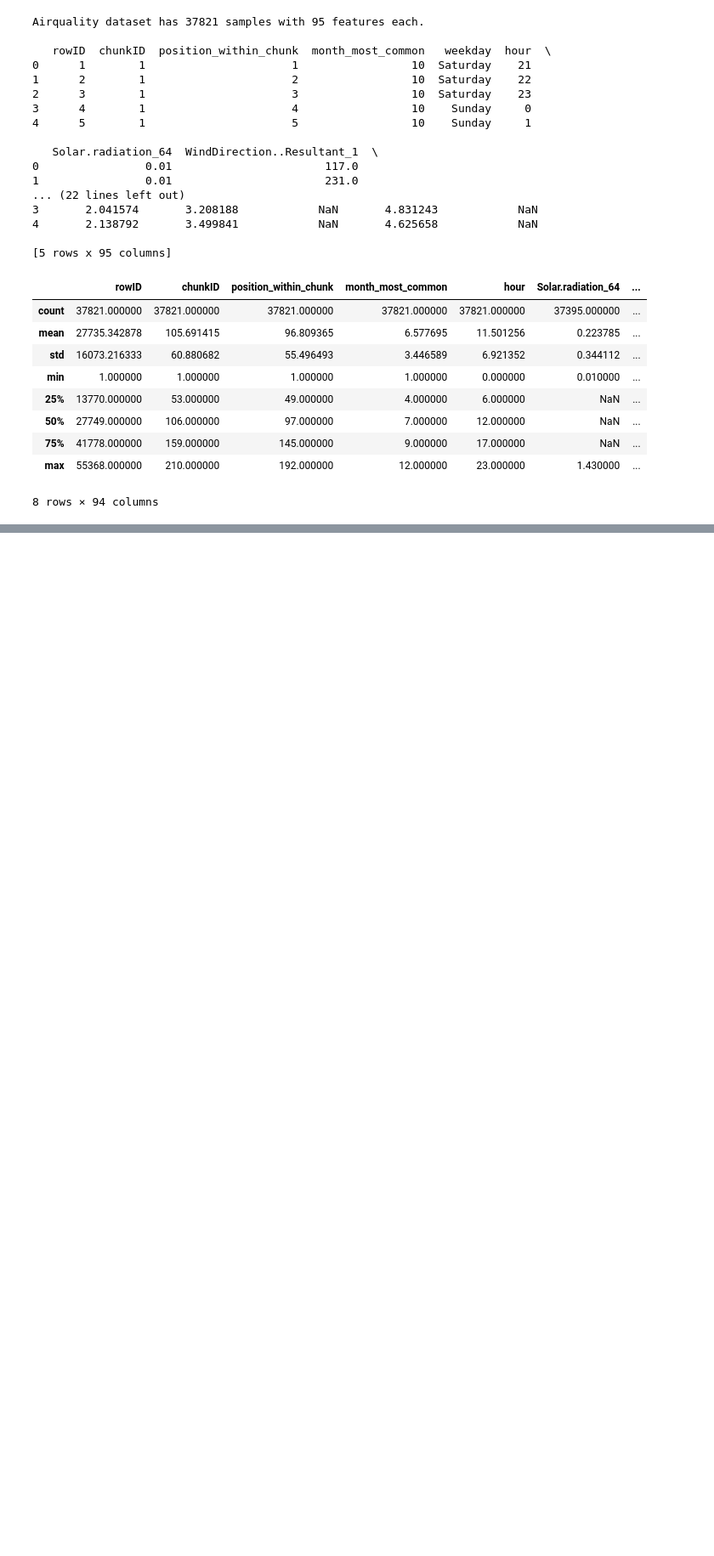
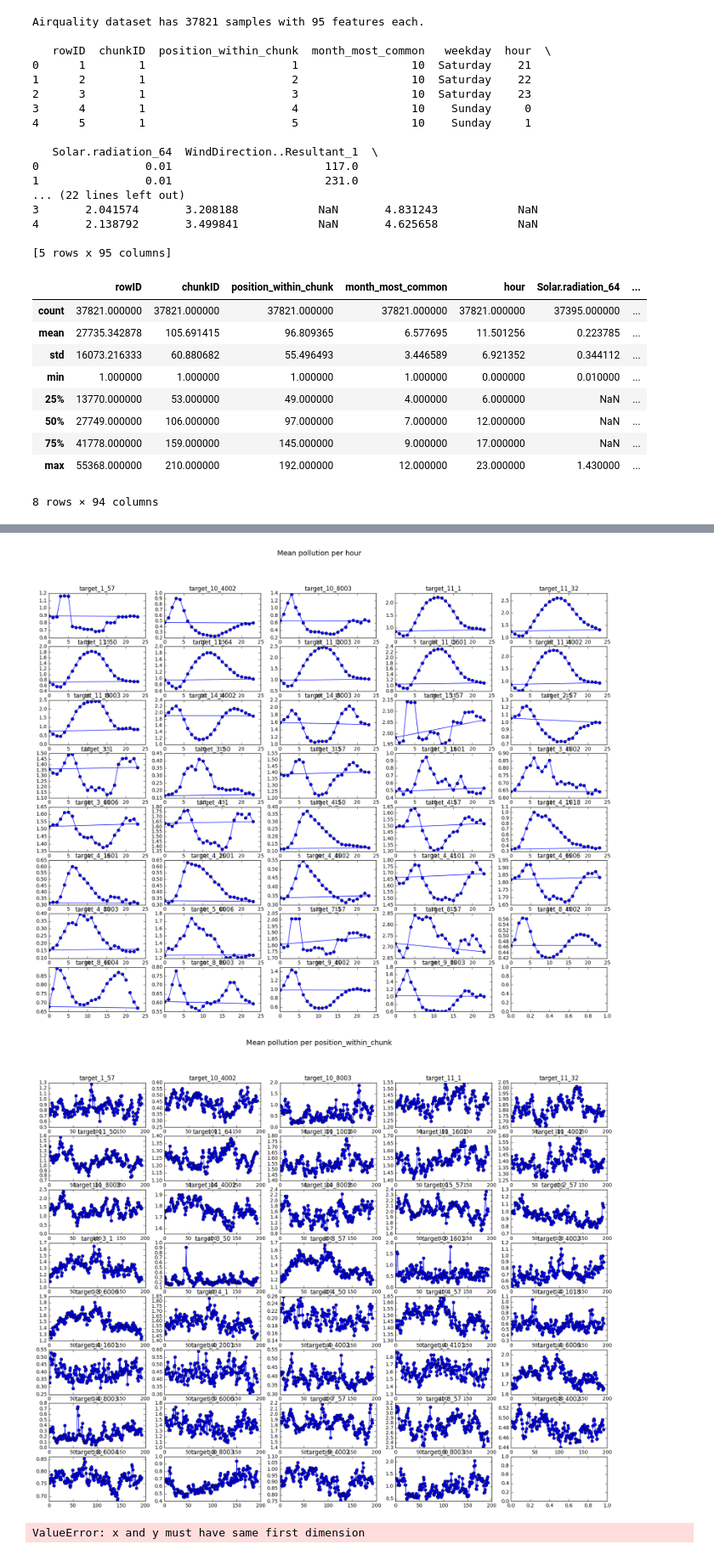
Before and after one commit to ginberg/mlcapstone, a Jupyter notebook: airquality.ipynb, the cells around one changed output, grey strips where cells are left out. Shown at 85% size. Saved outputs shown, nothing was run; the diff lists cells and outputs as text; code cells hidden in the pictures; blank space fills up the shorter version.

```diff
--- a/airquality.ipynb
+++ b/airquality.ipynb
@@ -97,0 +62,23 @@ plt.show()
+# %%
+features = df.columns.values
+labels = [col for col in features if 'target' in col]
+
+# plot after grouping by hour and averaging labels
+util.plotLabelsAfterGroupingInOnePlot(df, 'hour', labels)
+
+# plot after grouping by position_within_chunk and averaging labels
+util.plotLabelsAfterGroupingInOnePlot(df, 'position_within_chunk', labels)
+
+# plot after grouping by position_within_chunk and averaging labels
+# dict to transform dayOfWeek to numeric
+dayOfWeek={'Monday':0, 'Tuesday':1, 'Wednesday':2, 'Thursday':3, 'Friday':4, 'Saturday':5, 'Sunday':6}
+df['weekday'] = df['weekday'].map(dayOfWeek)
+util.plotLabelsAfterGroupingInOnePlot(df, 'weekday', labels)
+
+util.plotLabelsAfterGroupingInOnePlot(df, 'chunkID', labels)
+
+util.plotLabelsAfterGroupingInOnePlot(df, 'month_most_common', labels)
+# %% [output]
+[figure, added]
+[figure, added]
+ValueError: x and y must have same first dimension
```
Also changed, not shown: parts of 5 cells of this notebook, 3 other files.
